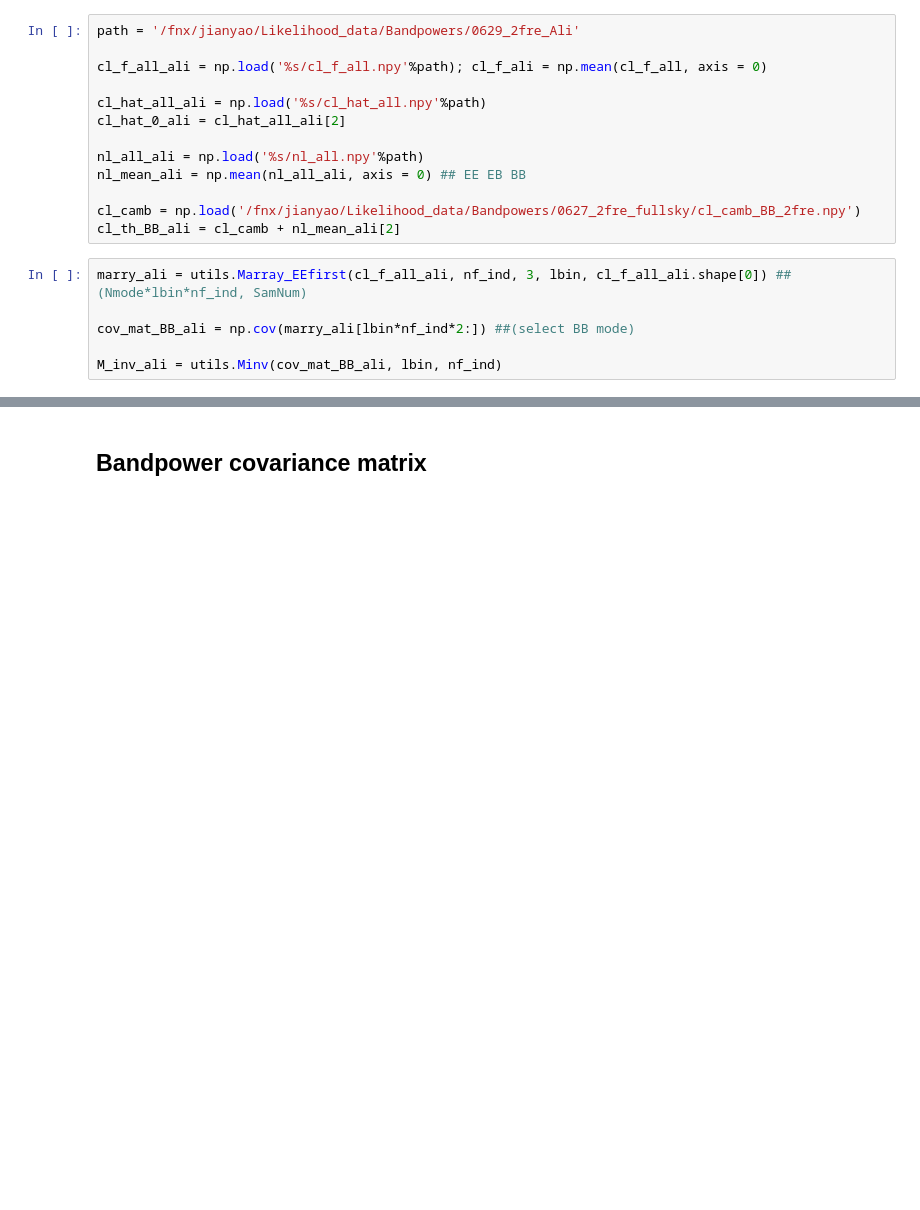
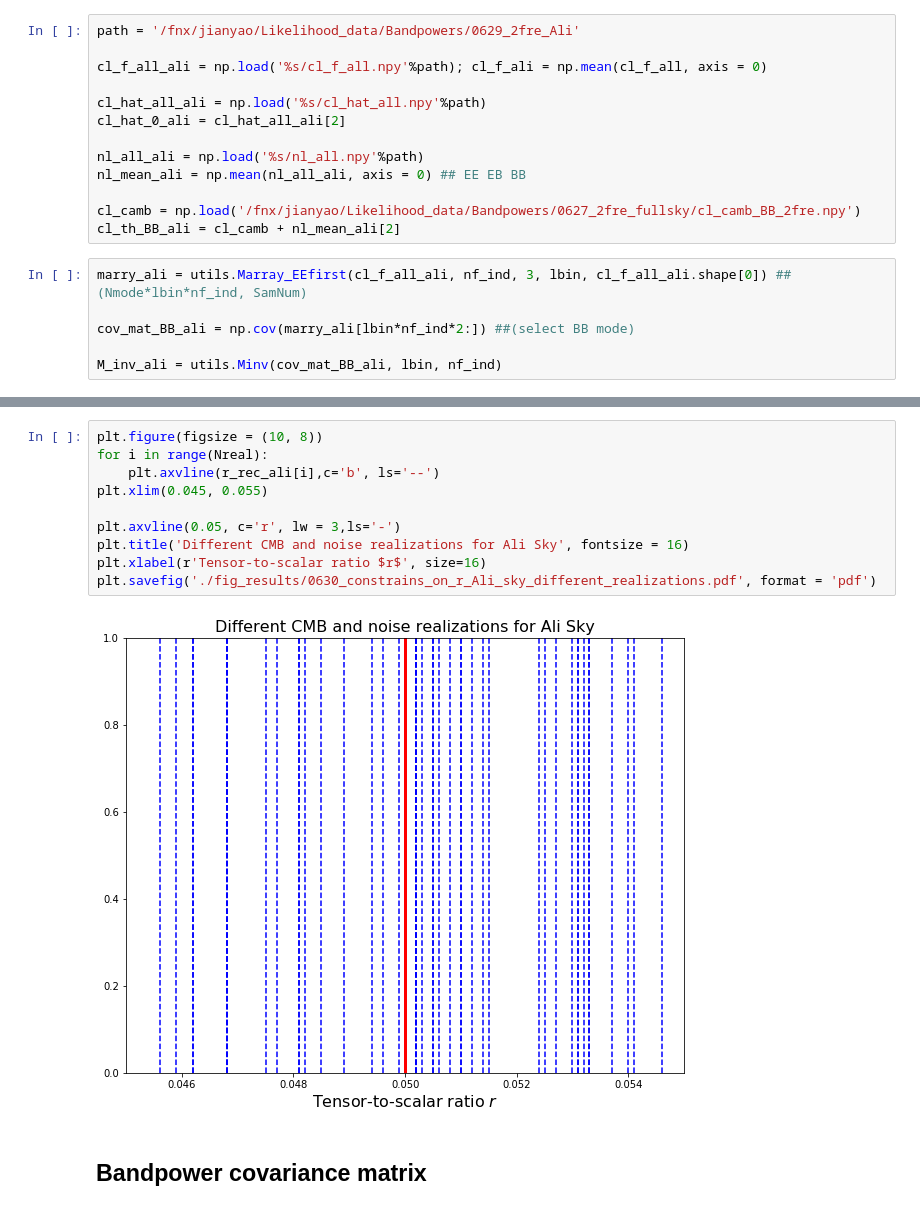
Before and after one commit to YJHelloWorld/Likelihood, a Jupyter notebook: methods.py.ipynb, the cells around one changed output, grey strips where cells are left out. Cells and saved outputs as stored; diff of their text form; blank space fills up the shorter version.

Commit message:
50 realizations for r constraint

```diff
--- a/methods.py.ipynb
+++ b/methods.py.ipynb
@@ -229,3 +202,15 @@ plt.show()
+# %%
+plt.figure(figsize = (10, 8))
+for i in range(Nreal):
+    plt.axvline(r_rec_ali[i],c='b', ls='--')
+plt.xlim(0.045, 0.055)
+
+plt.axvline(0.05, c='r', lw = 3,ls='-')
+plt.title('Different CMB and noise realizations for Ali Sky', fontsize = 16)
+plt.xlabel(r'Tensor-to-scalar ratio $r$', size=16)
+plt.savefig('./fig_results/0630_constrains_on_r_Ali_sky_different_realizations.pdf', format = 'pdf')
+# %% [output]
+[figure, added]
 # %% [markdown]
 ## Bandpower covariance matrix
 # %% [markdown]
```
Also changed, not shown: parts of 43 cells of this notebook.
